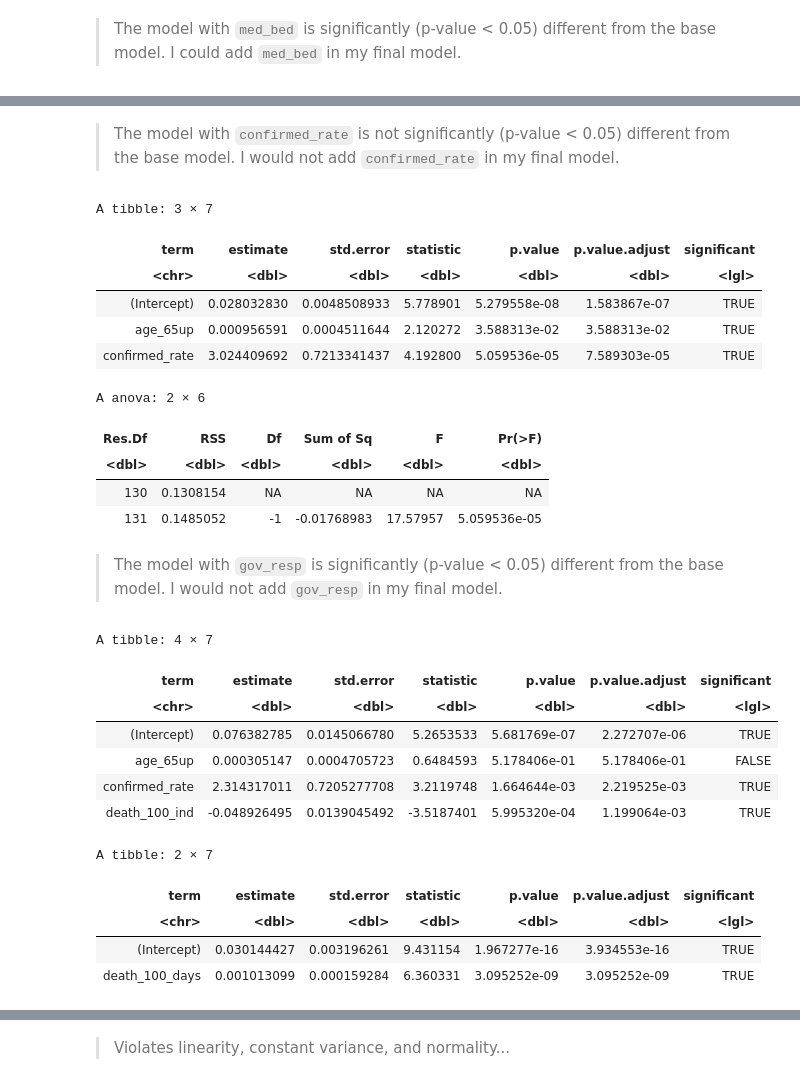
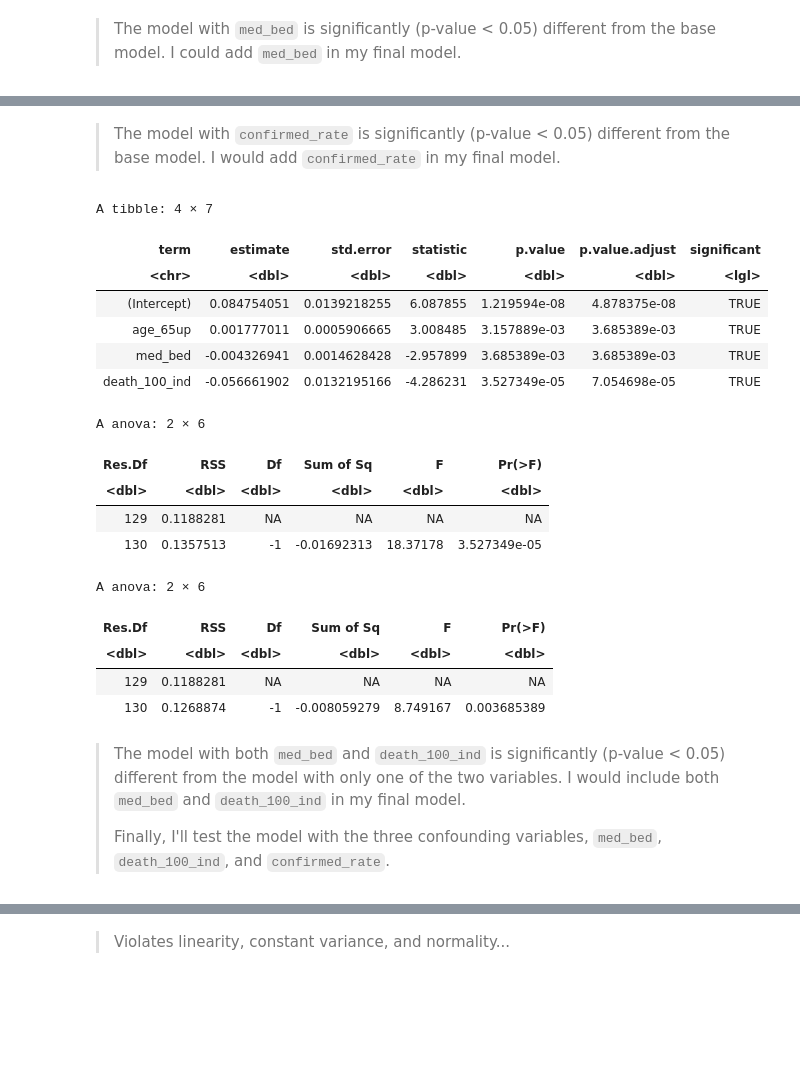
Before and after one commit to flizhou/age_effects_on_COVID-19, a Jupyter notebook: scripts/eda.ipynb, the cells around one changed output, grey strips where cells are left out. Cells and saved outputs as stored; diff of their text form; code cells hidden in the pictures; blank space fills up the shorter version.

```diff
--- a/scripts/eda.ipynb
+++ b/scripts/eda.ipynb
@@ -369,7 +361,7 @@ colnames(data_cp)
 # %%
 # countries with small confirmed number but high death rate
 # are removed, since the sample size is relatively small
-countries <- data_gov %>%
+countries <- data_cp %>%
     filter(confirmed <= 50, rate > 0.1) %>%
     pull(country)
 
@@ -538,48 +580,31 @@ A anova: 2 × 6
 # %% [markdown]
-> The model with `confirmed_rate` is not significantly (p-value < 0.05) different from the base model. I would not add `confirmed_rate` in my final model.
+> The model with `confirmed_rate` is significantly (p-value < 0.05) different from the base model. I would add `confirmed_rate` in my final model.
 # %%
-# add ind_80_days to the base model
-fit_4 <- lm(rate ~ age_65up + confirmed_rate, df_sub[-1])
+# add med_bed and death_100_ind to the base model
+fit_5 <- lm(rate ~ age_65up + med_bed + death_100_ind, df_sub[-1])
 
-analyze_lm(fit_4)
+analyze_lm(fit_5)
+anova(fit_5, fit_1)
+anova(fit_5, fit_3)
 # %% [output]
-A tibble: 3 × 7
+A tibble: 4 × 7
 | term | estimate | std.error | statistic | p.value | p.value.adjust | significant |
 | <chr> | <dbl> | <dbl> | <dbl> | <dbl> | <dbl> | <lgl> |
-| (Intercept) | 0.028032830 | 0.0048508933 | 5.778901 | 5.279558e-08 | 1.583867e-07 | TRUE |
-| age_65up | 0.000956591 | 0.0004511644 | 2.120272 | 3.588313e-02 | 3.588313e-02 | TRUE |
-| confirmed_rate | 3.024409692 | 0.7213341437 | 4.192800 | 5.059536e-05 | 7.589303e-05 | TRUE |
+| (Intercept) | 0.084754051 | 0.0139218255 | 6.087855 | 1.219594e-08 | 4.878375e-08 | TRUE |
+| age_65up | 0.001777011 | 0.0005906665 | 3.008485 | 3.157889e-03 | 3.685389e-03 | TRUE |
+| med_bed | -0.004326941 | 0.0014628428 | -2.957899 | 3.685389e-03 | 3.685389e-03 | TRUE |
+| death_100_ind | -0.056661902 | 0.0132195166 | -4.286231 | 3.527349e-05 | 7.054698e-05 | TRUE |
+A anova: 2 × 6
+| Res.Df | RSS | Df | Sum of Sq | F | Pr(>F) |
+| <dbl> | <dbl> | <dbl> | <dbl> | <dbl> | <dbl> |
+| 129 | 0.1188281 | NA | NA | NA | NA |
+| 130 | 0.1357513 | -1 | -0.01692313 | 18.37178 | 3.527349e-05 |
+A anova: 2 × 6
+| Res.Df | RSS | Df | Sum of Sq | F | Pr(>F) |
+| <dbl> | <dbl> | <dbl> | <dbl> | <dbl> | <dbl> |
+| 129 | 0.1188281 | NA | NA | NA | NA |
+| 130 | 0.1268874 | -1 | -0.008059279 | 8.749167 | 0.003685389 |
-# %%
-anova(fit_4, base)
-# %% [output]
-A anova: 2 × 6
-| Res.Df | RSS | Df | Sum of Sq | F | Pr(>F) |
-| <dbl> | <dbl> | <dbl> | <dbl> | <dbl> | <dbl> |
-| 130 | 0.1308154 | NA | NA | NA | NA |
-| 131 | 0.1485052 | -1 | -0.01768983 | 17.57957 | 5.059536e-05 |
 # %% [markdown]
-> The model with `gov_resp` is significantly (p-value < 0.05) different from the base model. I would not add `gov_resp` in my final model.
+> The model with both `med_bed` and `death_100_ind` is significantly (p-value < 0.05) different from the model with only one of the two variables. I would include both `med_bed` and `death_100_ind` in my final model.
+>
+> Finally, I'll test the model with the three confounding variables, `med_bed`, `death_100_ind`, and `confirmed_rate`.
-# %%
-# add med_bed and gov_resp to the base model
-fit_5 <- lm(rate ~ age_65up + confirmed_rate + death_100_ind, df_sub[-1])
-
-analyze_lm(fit_5)
-# %% [output]
-A tibble: 4 × 7
-| term | estimate | std.error | statistic | p.value | p.value.adjust | significant |
-| <chr> | <dbl> | <dbl> | <dbl> | <dbl> | <dbl> | <lgl> |
-| (Intercept) | 0.076382785 | 0.0145066780 | 5.2653533 | 5.681769e-07 | 2.272707e-06 | TRUE |
-| age_65up | 0.000305147 | 0.0004705723 | 0.6484593 | 5.178406e-01 | 5.178406e-01 | FALSE |
-| confirmed_rate | 2.314317011 | 0.7205277708 | 3.2119748 | 1.664644e-03 | 2.219525e-03 | TRUE |
-| death_100_ind | -0.048926495 | 0.0139045492 | -3.5187401 | 5.995320e-04 | 1.199064e-03 | TRUE |
-# %%
-# add med_bed and gov_resp to the base model
-fit_6 <- lm(rate ~ death_100_days, df_sub[-1])
-
-analyze_lm(fit_6)
-# %% [output]
-A tibble: 2 × 7
-| term | estimate | std.error | statistic | p.value | p.value.adjust | significant |
-| <chr> | <dbl> | <dbl> | <dbl> | <dbl> | <dbl> | <lgl> |
-| (Intercept) | 0.030144427 | 0.003196261 | 9.431154 | 1.967277e-16 | 3.934553e-16 | TRUE |
-| death_100_days | 0.001013099 | 0.000159284 | 6.360331 | 3.095252e-09 | 3.095252e-09 | TRUE |
```
Also changed, not shown: parts of 46 cells of this notebook.
